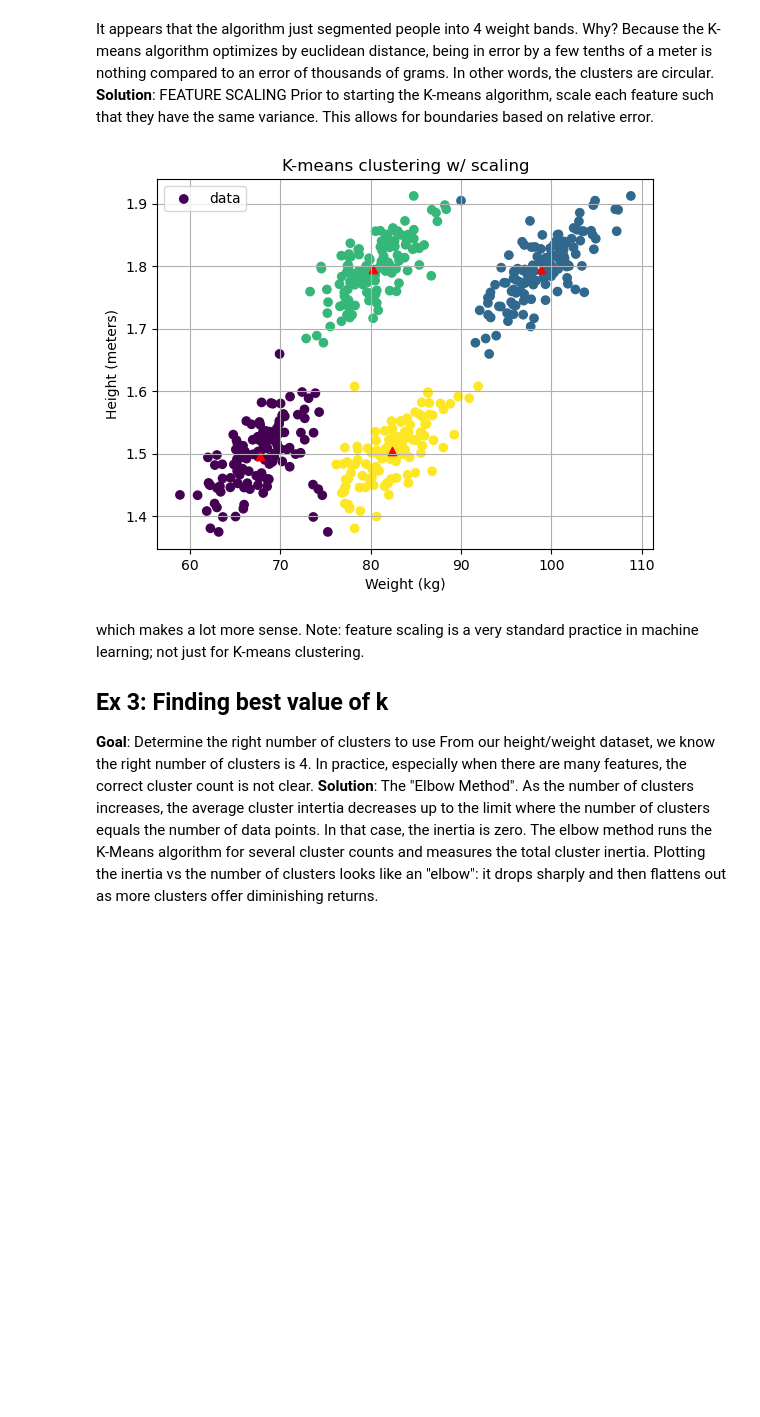
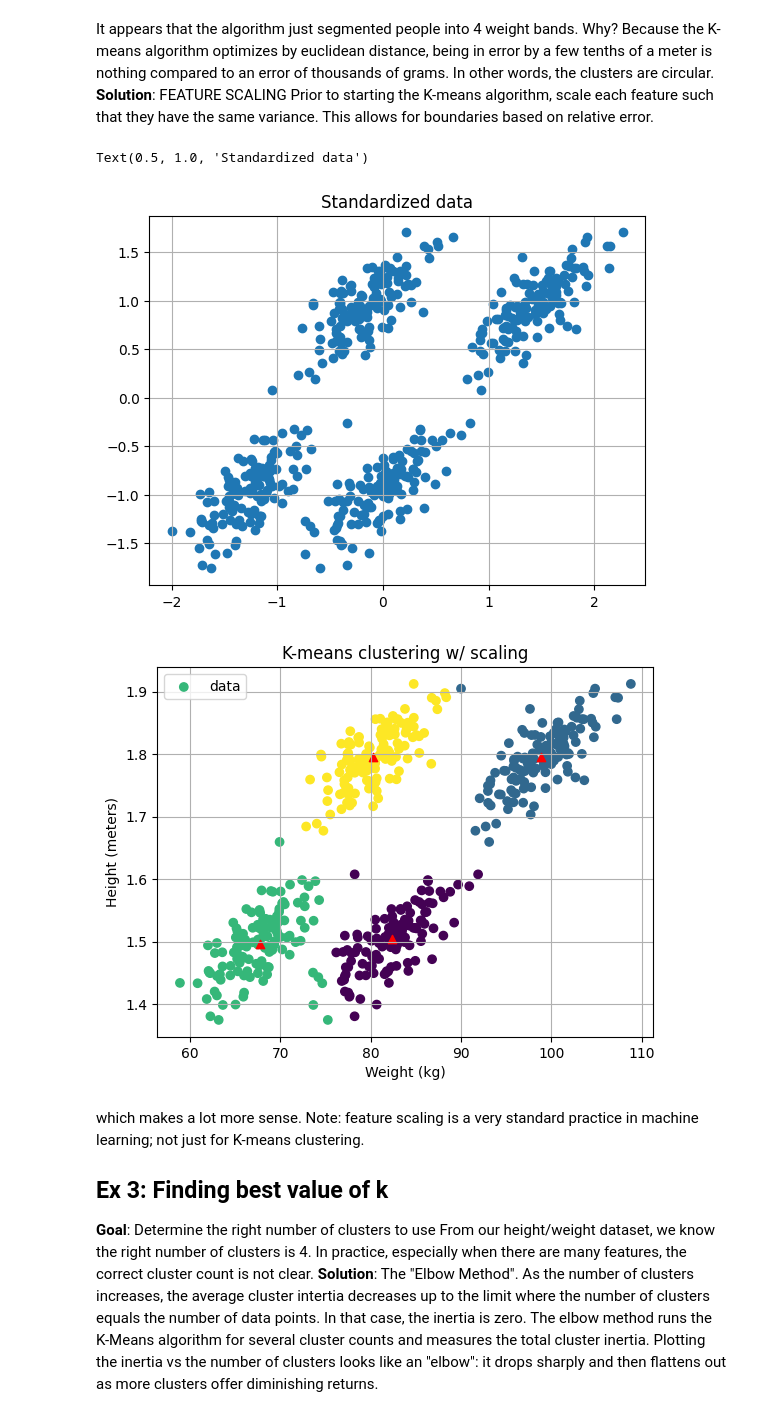
Before and after one commit to dougdaly/machine-learning, a Jupyter notebook: K-Means.ipynb, the cells around one changed output. Drawn from its saved outputs; the diff is of its cells as text; code cells hidden in the pictures; blank space fills up the shorter version.

```diff
--- a/K-Means.ipynb
+++ b/K-Means.ipynb
@@ -196,11 +196,20 @@ It appears that the algorithm just segmented people into 4 weight bands. Why?</b
 Because the K-means algorithm optimizes by euclidean distance, being in error by a few tenths of a meter is nothing compared to an error of thousands of grams. In other words, the clusters are circular.</br></br>
 <b>Solution</b>: FEATURE SCALING</br>
 Prior to starting the K-means algorithm, scale each feature such that they have the same variance. This allows for boundaries based on relative error.
+# %%
+from sklearn.preprocessing import StandardScaler
+
+scaler = StandardScaler()
+X_std = scaler.fit_transform(X)
+
+plt.scatter(X_std[:,0],X_std[:,1])
+plt.grid(True)
+plt.title("Standardized data")
+# %% [output]
+Text(0.5, 1.0, 'Standardized data')
+[figure, added]
 # %%
-from sklearn.preprocessing import StandardScaler
 
-scaler = StandardScaler()
-X_std = scaler.fit_transform(X)
 
 raw_clusters = {}
 center = (np.mean(X_std[:,0]),np.mean(X_std[:,1]))
@@ -226,9 +235,9 @@ for iter in range(num_iters):
 
 centers = scaler.inverse_transform([clusters[i]['centroid'] for i in range(len(clusters))])
 plot_clusters(X, centers,
-              pred=pred, title='K-means clustering w/ scaling', xlabel='Weight (kg)', ylabel='Height (meters)')
+    pred=pred, title='K-means clustering w/ scaling', xlabel='Weight (kg)', ylabel='Height (meters)')
 # %% [output]
-[figure, old version]
+[figure, new version]
 # %% [markdown]
 which makes a lot more sense.</br>
 Note: feature scaling is a very standard practice in machine learning; not just for K-means clustering.</br></br>
```
Also changed, not shown: parts of 6 cells of this notebook, 10 other files.
